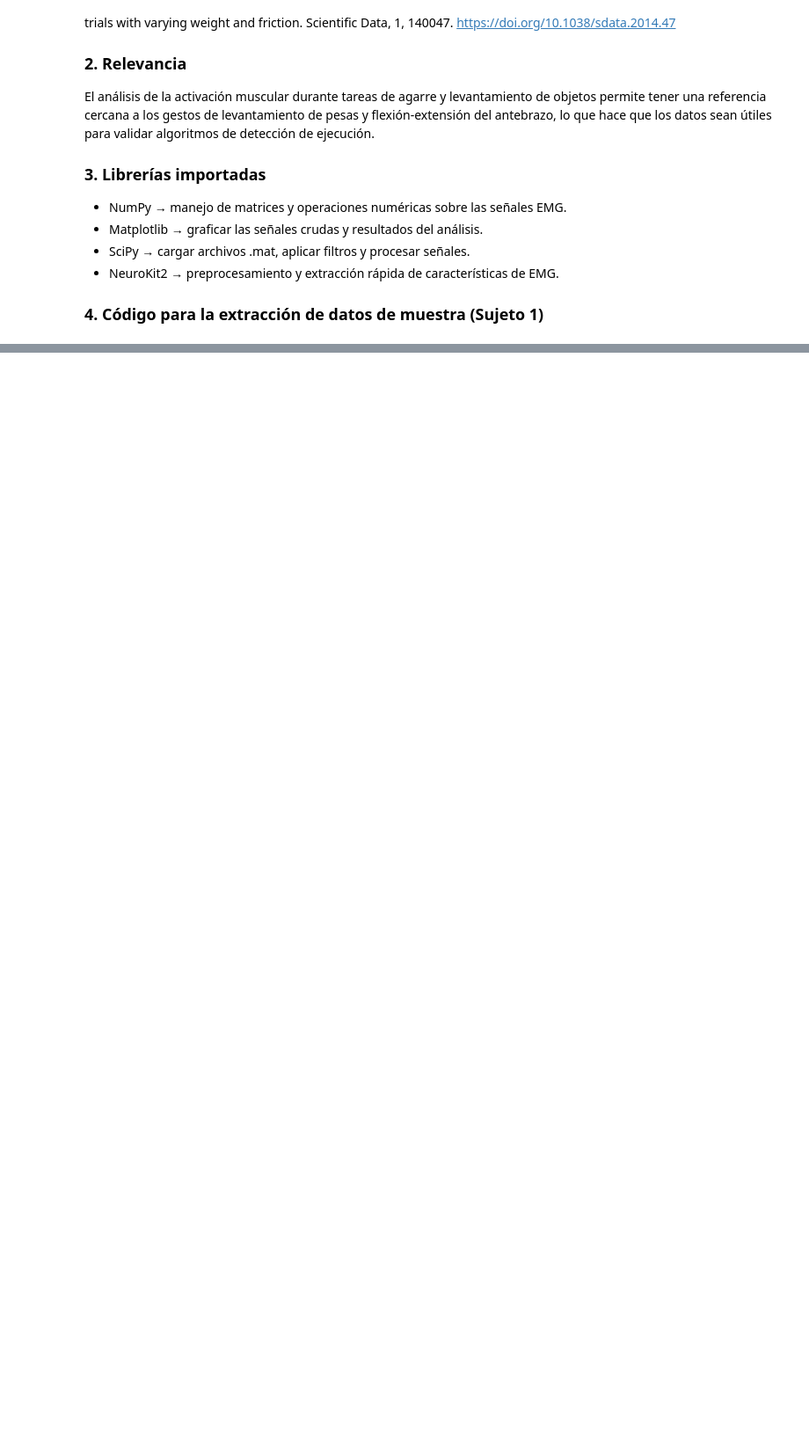
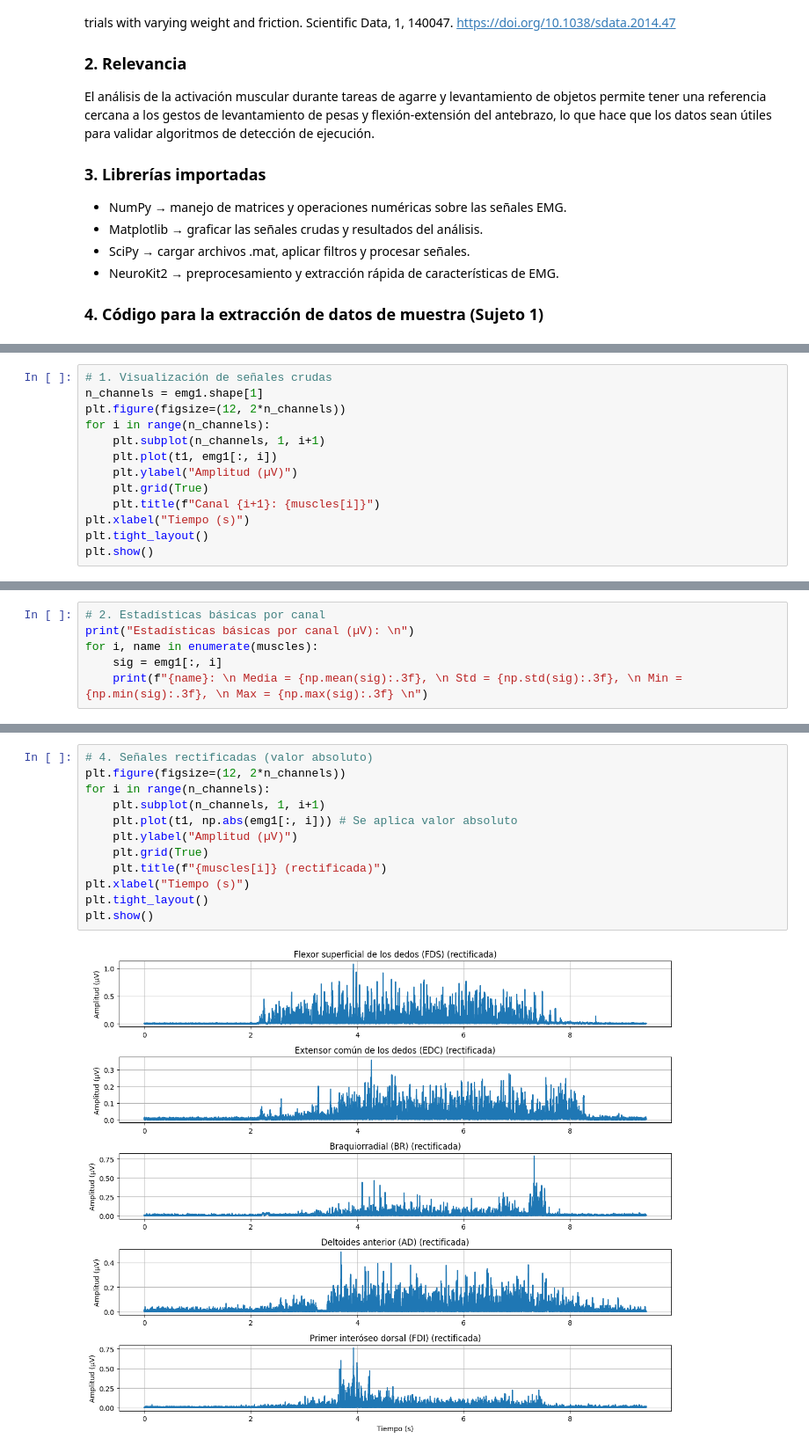
Before and after one commit to Andres-Landeo/GRUPO-09-ISB-2025-II, a Jupyter notebook: Laboratorios/Laboratorio 2 - Base de datos/Base_Datos.ipynb, the cells around one changed output, grey strips where cells are left out. Shown at 88% size. Saved outputs shown, nothing was run; the diff lists cells and outputs as text; blank space fills up the shorter version.

```diff
--- a/Laboratorios/Laboratorio 2 - Base de datos/Base_Datos.ipynb
+++ b/Laboratorios/Laboratorio 2 - Base de datos/Base_Datos.ipynb
@@ -57,0 +56,13 @@ plt.show()
+# %%
+# 1. Visualización de señales crudas
+n_channels = emg1.shape[1]
+plt.figure(figsize=(12, 2*n_channels))
+for i in range(n_channels):
+    plt.subplot(n_channels, 1, i+1)
+    plt.plot(t1, emg1[:, i])
+    plt.ylabel("Amplitud (µV)")
+    plt.grid(True)
+    plt.title(f"Canal {i+1}: {muscles[i]}")
+plt.xlabel("Tiempo (s)")
+plt.tight_layout()
+plt.show()
@@ -57,0 +74,6 @@ plt.show()
+# %%
+# 2. Estadísticas básicas por canal
+print("Estadísticas básicas por canal (µV): \n")
+for i, name in enumerate(muscles):
+    sig = emg1[:, i]
+    print(f"{name}: \n Media = {np.mean(sig):.3f}, \n Std = {np.std(sig):.3f}, \n Min = {np.min(sig):.3f}, \n Max = {np.max(sig):.3f} \n")
@@ -57,0 +117,14 @@ plt.show()
+# %%
+# 4. Señales rectificadas (valor absoluto)
+plt.figure(figsize=(12, 2*n_channels))
+for i in range(n_channels):
+    plt.subplot(n_channels, 1, i+1)
+    plt.plot(t1, np.abs(emg1[:, i])) # Se aplica valor absoluto
+    plt.ylabel("Amplitud (µV)")
+    plt.grid(True)
+    plt.title(f"{muscles[i]} (rectificada)")
+plt.xlabel("Tiempo (s)")
+plt.tight_layout()
+plt.show()
+# %% [output]
+[figure, added]
```
Also changed, not shown: parts of 12 cells of this notebook.
